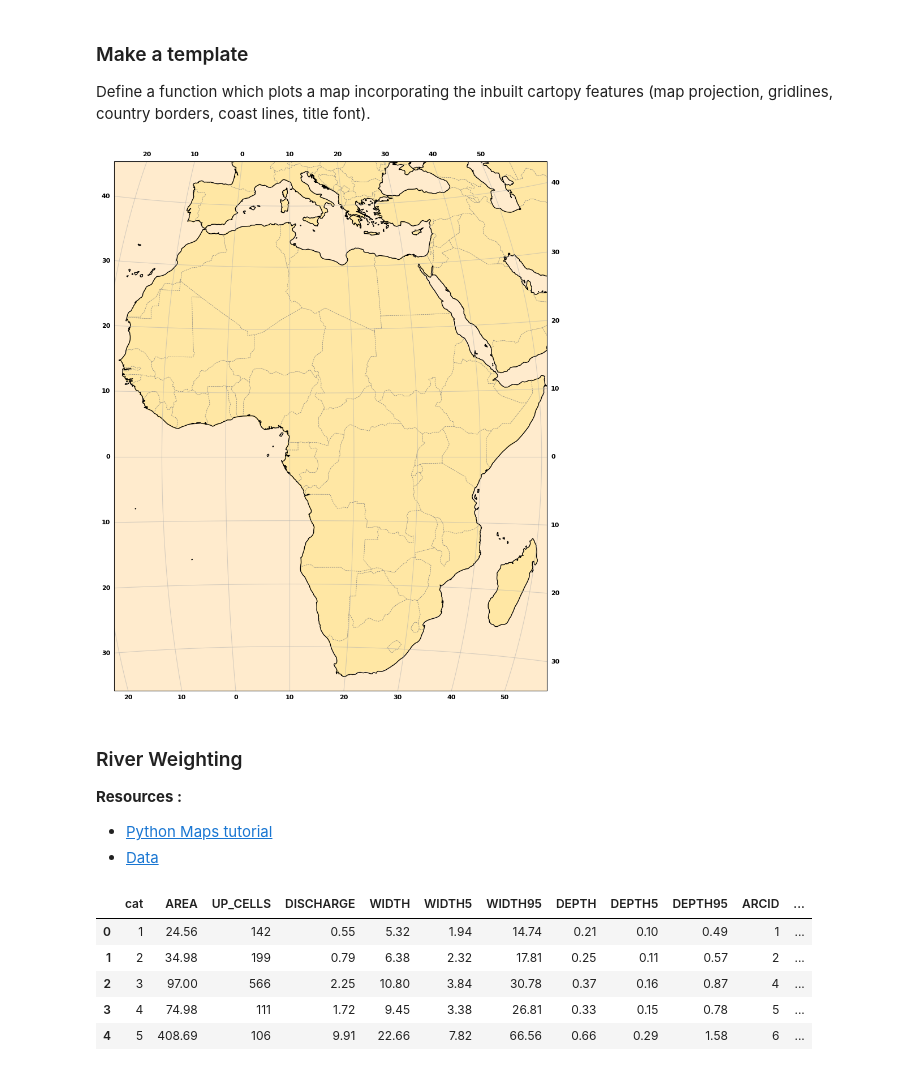
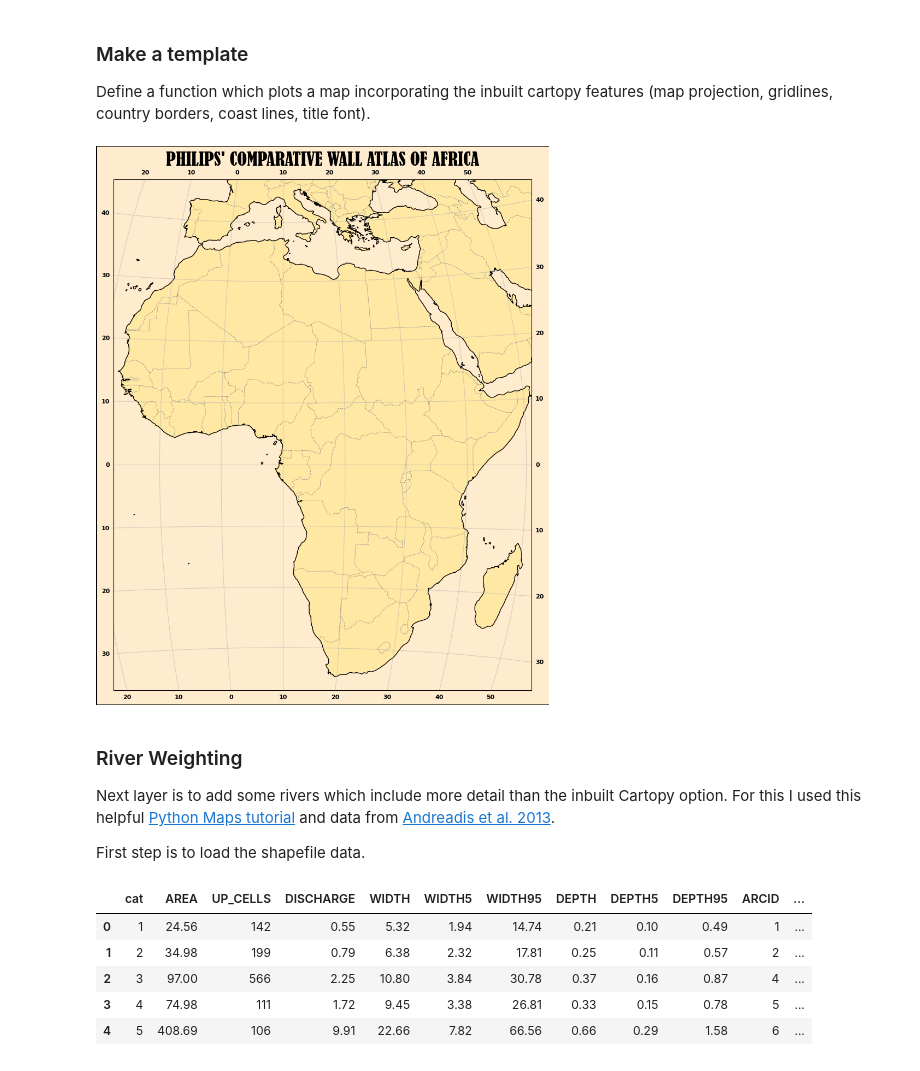
Before and after one commit to danhooke/africa_wall_atlas, a Jupyter notebook: wall_atlas_of_africa.ipynb, the cells around one changed output. Saved outputs shown, nothing was run; the diff lists cells and outputs as text; code cells hidden in the pictures.

Commit message:
update template

```diff
--- a/wall_atlas_of_africa.ipynb
+++ b/wall_atlas_of_africa.ipynb
@@ -143,32 +143,33 @@ And the winner is `'Bernard MT Condensed'`
 
 Define a function which plots a map incorporating the inbuilt cartopy features (map projection, gridlines, country borders, coast lines, title font).
 # %%
-def plot_template(ax,
+def plot_template(figsize= (10.05, 12.15),
                   proj=ccrs.LambertAzimuthalEqualArea(central_longitude = 10),
                   name="PHILIPS' COMPARATIVE WALL ATLAS OF AFRICA"):
+    fig = plt.figure(figsize=figsize, frameon=True, facecolor=oceancol, linewidth=2.0, edgecolor='black')
+    ax = fig.add_subplot(1, 1, 1, projection=proj)
     ax.set_extent(extent)
     gl = ax.gridlines(alpha = 0.5, draw_labels = True, x_inline = False,
                       yformatter = lat_formatter, xformatter = lon_formatter,
                       ylabel_style = {"size": 8, "weight": "bold"},
                       xlabel_style = {"size": 8, "weight": "bold"})
     gl.xlocator = mticker.FixedLocator(xticks)
     gl.ylocator = mticker.FixedLocator(yticks)
     ax.coastlines(resolution = '50m')
     ax.set_facecolor(oceancol)
     ax.add_feature(cfeat.LAND, facecolor = landcol, alpha = 0.2)
     ax.add_feature(cfeat.BORDERS, linestyle = '--', edgecolor = 'grey', linewidth = 0.5)
-
-fig, ax = plt.subplots(figsize = figsize, subplot_kw = {'projection': proj4})
-plot_template(ax)
+    ax.set_title(name, fontname = font1, size = 24, fontweight = 'bold')
+    return fig, ax
+fig, ax = plot_template()
 # %% [output]
-[figure, old version]
+[figure, new version]
 # %% [markdown]
 ### River Weighting
 
+Next layer is to add some rivers which include more detail than the inbuilt Cartopy option. For this I used this helpful [Python Maps tutorial](https://towardsdatascience.com/creating-beautiful-river-maps-with-python-37c9b5f5b74c) and data from [Andreadis et al. 2013](https://agupubs.onlinelibrary.wiley.com/doi/full/10.1002/wrcr.20440).
 
-**Resources :**
-- [Python Maps tutorial](https://towardsdatascience.com/creating-beautiful-river-maps-with-python-37c9b5f5b74c)
-- [Data](https://agupubs.onlinelibrary.wiley.com/doi/full/10.1002/wrcr.20440)
+First step is to load the shapefile data.
 # %%
 africa_rivers = gpd.read_file('data/afrivs.shp')
 africa_rivers.head(5)
```
